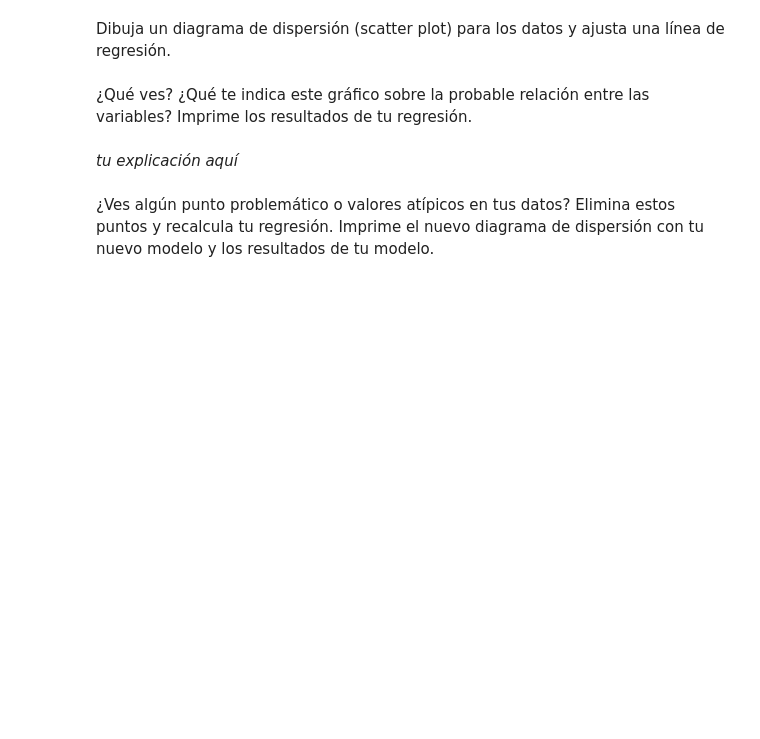
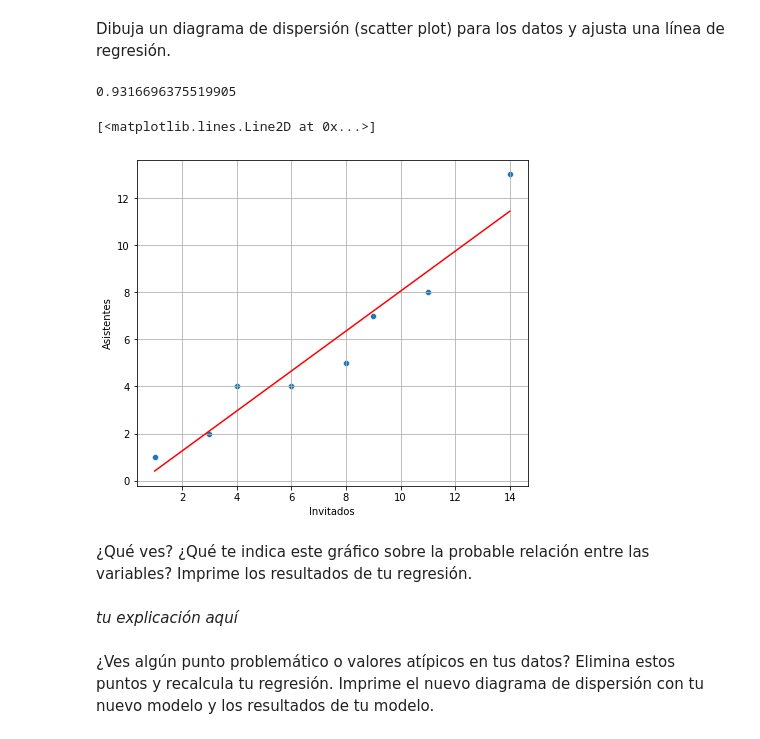
Before and after one commit to ivanseldas/lab-regression-analysis-es, a Jupyter notebook: your-code/lab-regression-analysis-esp.ipynb, the cells around one changed output. Drawn from its saved outputs; the diff is of its cells as text; code cells hidden in the pictures; blank space fills up the shorter version.

```diff
--- a/your-code/lab-regression-analysis-esp.ipynb
+++ b/your-code/lab-regression-analysis-esp.ipynb
@@ -271,0 +270,3 @@ Primero, construye un dataframe con los datos.
+# %%
+df = pd.DataFrame({'Invitados': [1,3,4,6,8,9,11,14], 'Asistentes': [1,2,4,4,5,7,8,13]})
+df
@@ -276,3 +285,24 @@ Dibuja un diagrama de dispersión (scatter plot) para los datos y ajusta una lí
+# %%
+lr = LinearRegression()
+
+X = df[['Invitados']]
+Y = df['Asistentes']
+
+lr.fit(X, Y)
+
+Y_pred = lr.predict(X)
+
+score = lr.score(X, Y)
+print(score)
+
+plt.figure(figsize=(7,6))
+plt.grid()
+sns.scatterplot(data=df, x='Invitados', y='Asistentes')
+plt.plot(X.values, Y_pred, color='red', label='Regresión lineal')
+# %% [output]
+0.9316696375519905
+[<matplotlib.lines.Line2D at 0x...>]
+[figure, added]
 # %% [markdown]
 ¿Qué ves? ¿Qué te indica este gráfico sobre la probable relación entre las variables? Imprime los resultados de tu regresión.
 # %% [markdown]
```
Also changed, not shown: parts of 5 cells of this notebook.
